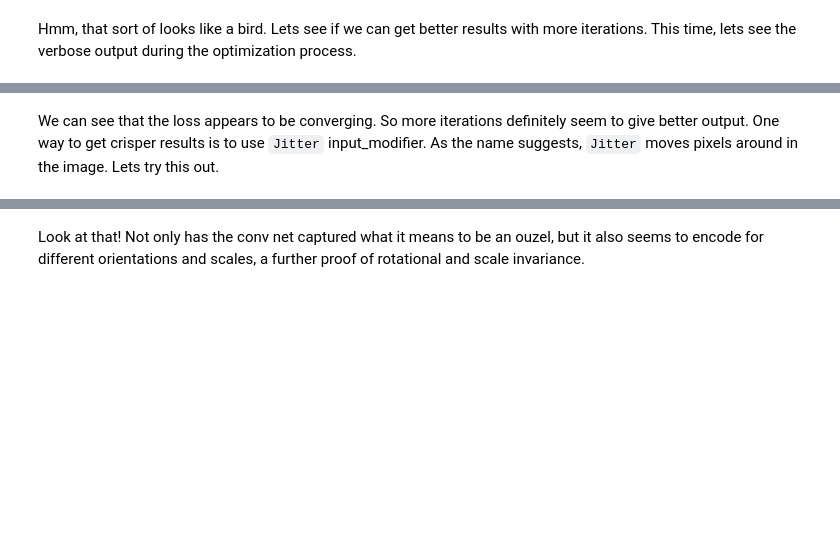
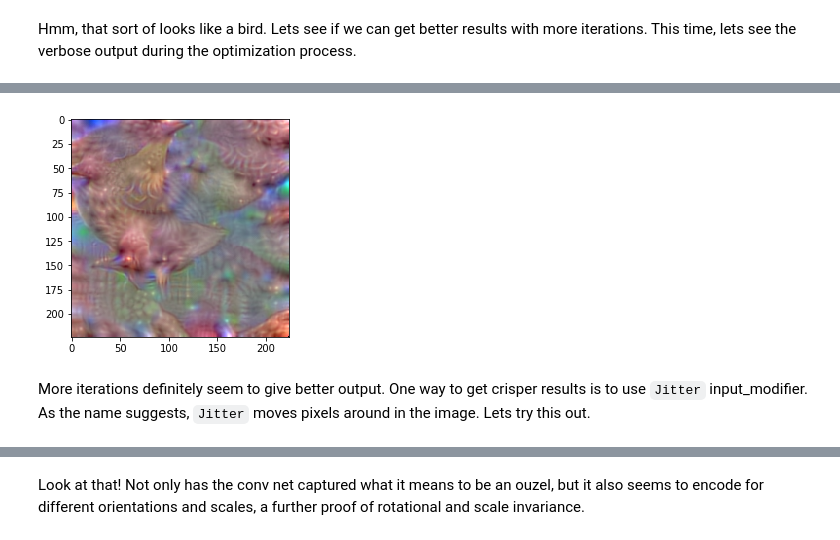
Before and after one commit to Abhijit-2592/talks, a Jupyter notebook: cnn_vis/activation_maximization.ipynb, the cells around one changed output, grey strips where cells are left out. Drawn from its saved outputs; the diff is of its cells as text; code cells hidden in the pictures; blank space fills up the shorter version.

Commit message:
added activation maximization

```diff
--- a/cnn_vis/activation_maximization.ipynb
+++ b/cnn_vis/activation_maximization.ipynb
@@ -52,6 +76,8 @@ plt.imshow(img)
 # %% [markdown]
 Hmm, that sort of looks like a bird. Lets see if we can get better results with more iterations. This time, lets see the verbose output during the optimization process.
 # %%
+%%time
 # 20 is the imagenet category for 'ouzel'
-img = visualize_activation(model, layer_idx, filter_indices=20, max_iter=300, verbose=False)
+img = visualize_activation(model, layer_idx, filter_indices=20, max_iter=500, verbose=False)
 plt.imshow(img)
+# %% [output]
@@ -58,3 +86,4 @@ plt.imshow(img)
+[figure, added]
 # %% [markdown]
-We can see that the loss appears to be converging. So more iterations definitely seem to give better output. One way to get crisper results is to use `Jitter` input_modifier. As the name suggests, `Jitter` moves pixels around in the image. Lets try this out.
+More iterations definitely seem to give better output. One way to get crisper results is to use `Jitter` input_modifier. As the name suggests, `Jitter` moves pixels around in the image. Lets try this out.
 # %%
```
Also changed, not shown: parts of 12 cells of this notebook, 1 other file.
